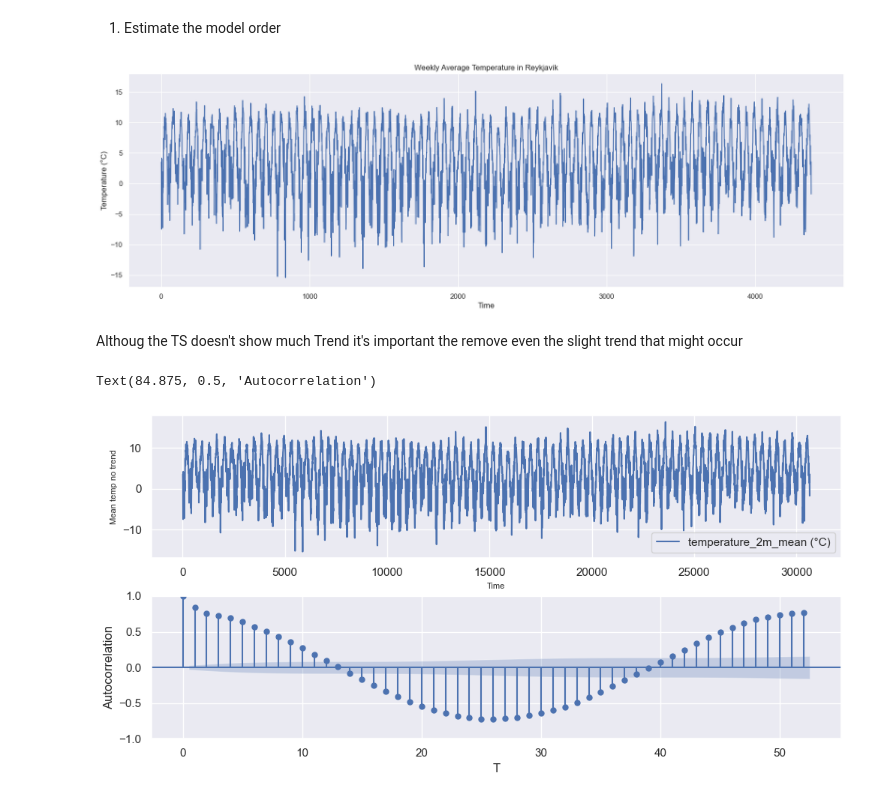
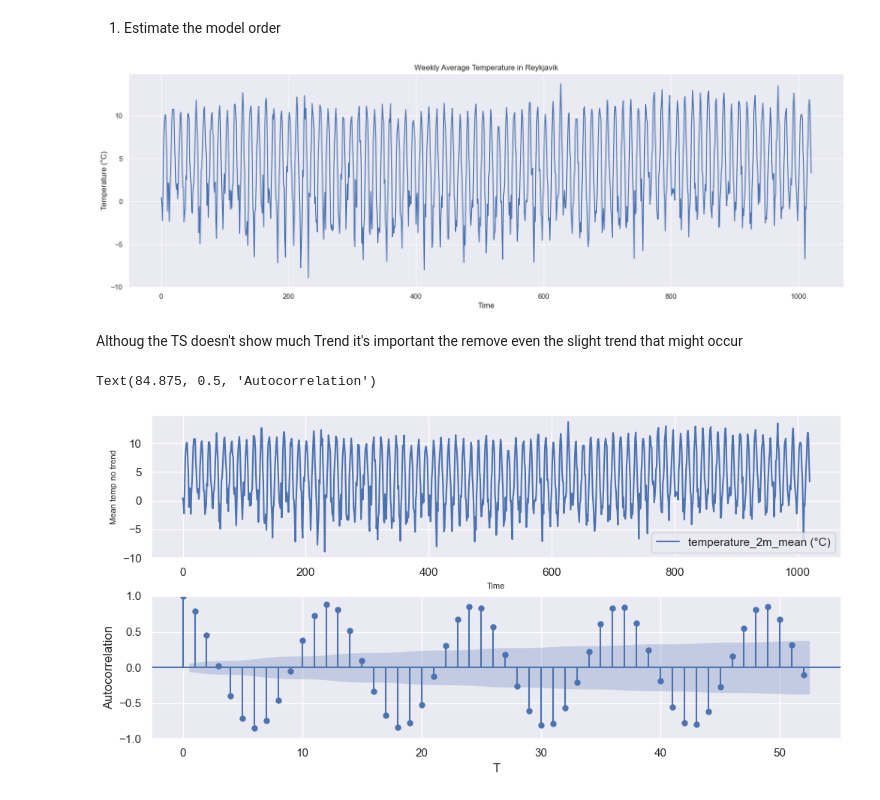
Before and after one commit to esmaailalbarazi/TimeSeriesProject, a Jupyter notebook: Project_local.ipynb, the cells around one changed output. Saved outputs shown, nothing was run; the diff lists cells and outputs as text; code cells hidden in the pictures.

```diff
--- a/Project_local.ipynb
+++ b/Project_local.ipynb
@@ -460,34 +460,34 @@ For SARIMA implementation we follow the folloing order of processing :
 1. Estimate the model order
 # %%
 # get mean of every 7 steps to get weekly average then only take the mean of the first 84 yearsto simplify computations
-weekly_mean = temp_mean.rolling(window=7,step=7).mean().dropna()
+monthly_mean = temp_mean.rolling(window=30,step=30).mean().dropna()
 
 # change leftmost column to count up instead of steps of 7
-weekly_mean.index = range(weekly_mean.size)
+monthly_mean.index = range(monthly_mean.size)
 
 # plot weekly mean
 plt.figure(figsize=(20, 6))
-plt.plot(weekly_mean)
+plt.plot(monthly_mean)
 plt.xlabel('Time')
 plt.ylabel('Temperature (°C)')
 plt.title('Weekly Average Temperature in Reykjavik')
 plt.show()
 # %% [output]
-[figure, old version]
+[figure, new version]
 # %% [markdown]
 Althoug the TS doesn't show much Trend it's important the remove even the slight trend that might occur
 # %%
 fig, axs=plt.subplots(2,figsize=(10,5))
 fig.tight_layout()
-weekly_mean.plot(ax=axs[0],legend=True)
+monthly_mean.plot(ax=axs[0],legend=True)
 axs[0].set_ylabel('Mean temp no trend',fontdict={'fontsize':8})
 axs[0].set_xlabel('Time',fontdict={'fontsize':8})
-plot_acf(weekly_mean,ax=axs[1],title='', lags=52)
+plot_acf(monthly_mean,ax=axs[1],title='', lags=52)
 axs[1].set_xlabel("T")
 axs[1].set_ylabel("Autocorrelation")
 # %% [output]
 Text(84.875, 0.5, 'Autocorrelation')
-[figure, old version]
+[figure, new version]
 # %%
 from pandas.plotting import autocorrelation_plot
 from statsmodels.graphics.tsaplots import plot_acf
```
Also changed, not shown: parts of 2 cells of this notebook.
